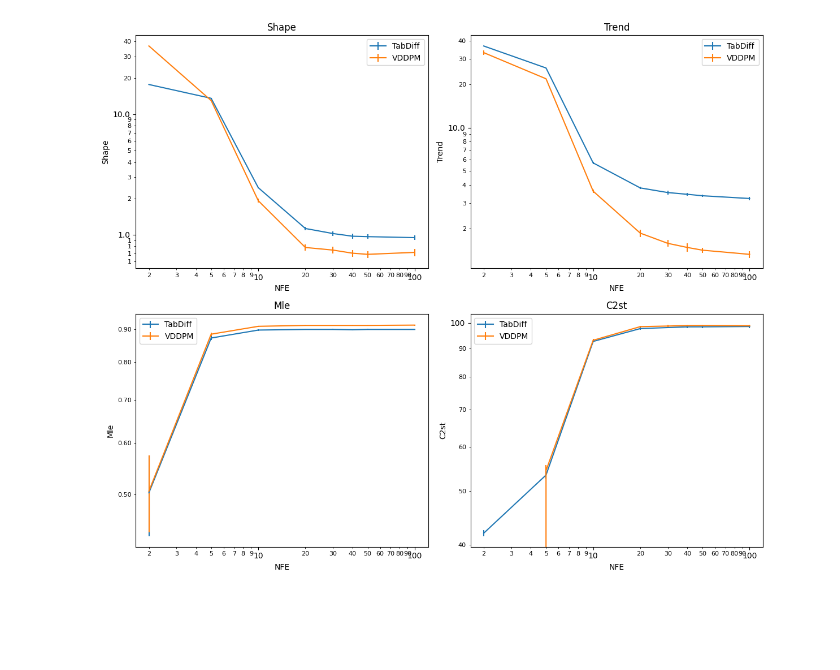
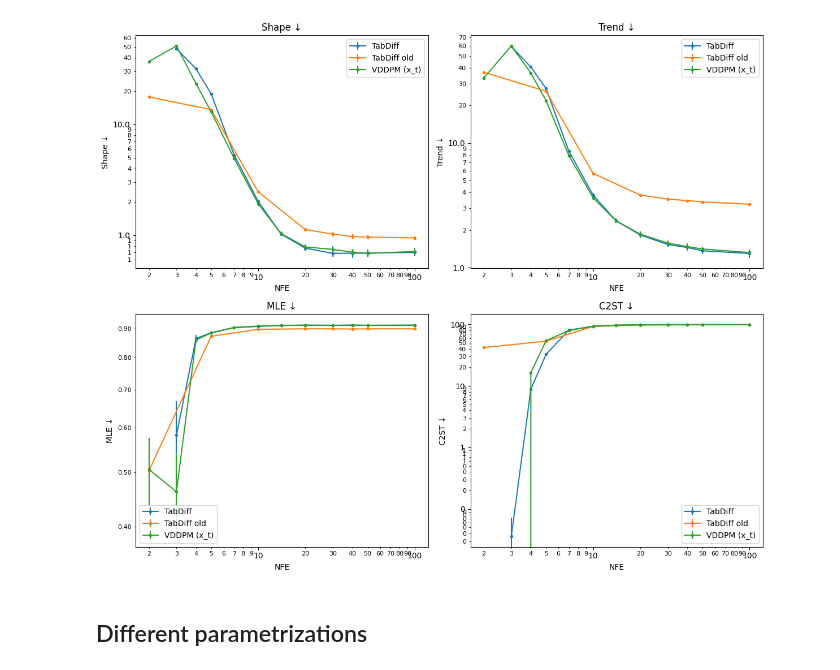
Before and after one commit to Oleg20502/TabDiff, a Jupyter notebook: notebooks/nfe_plots.ipynb, the cells around one changed output. Cells and saved outputs as stored; diff of their text form; code cells hidden in the pictures; blank space fills up the shorter version.

```diff
--- a/notebooks/nfe_plots.ipynb
+++ b/notebooks/nfe_plots.ipynb
@@ -75,60 +82,0 @@ plt.show()
-# %%
-from matplotlib.ticker import LogLocator, ScalarFormatter
-
-metrics = ['shape', 'trend', 'mle', 'c2st']
-
-fig, axes = plt.subplots(2, 2, figsize=(12, 10))
-axes = axes.flatten()
-
-for i, (ax, metric) in enumerate(zip(axes, metrics)):
-    ax.errorbar(
-        N_tabdiff_arr,
-        data_tabdiff[metric],
-        yerr=data_tabdiff[f'std_{metric}'],
-        label='TabDiff'
-    )
-    ax.errorbar(
-        N_arr,
-        data_vddpm[metric],
-        yerr=data_vddpm[f'std_{metric}'],
-        label='VDDPM'
-    )
-
-    ax.set_title(metric.capitalize())
-    ax.set_xlabel('NFE')
-    ax.set_ylabel(metric.capitalize())
-
-    ax.set_xscale('log')
-    ax.set_yscale('log')
-
-    # major + minor tick locations
-    ax.xaxis.set_major_locator(LogLocator(base=10.0))
-    ax.xaxis.set_minor_locator(LogLocator(base=10.0, subs=range(2, 10)))
-
-    ax.yaxis.set_major_locator(LogLocator(base=10.0))
-    ax.yaxis.set_minor_locator(LogLocator(base=10.0, subs=range(2, 10)))
-
-    # standard number formatting instead of scientific notation
-    xfmt = ScalarFormatter()
-    xfmt.set_scientific(False)
-    xfmt.set_useOffset(False)
-
-    yfmt = ScalarFormatter()
-    yfmt.set_scientific(False)
-    yfmt.set_useOffset(False)
-
-    ax.xaxis.set_major_formatter(xfmt)
-    ax.xaxis.set_minor_formatter(xfmt)
-    ax.yaxis.set_major_formatter(yfmt)
-    ax.yaxis.set_minor_formatter(yfmt)
-
-    # show minor tick labels
-    ax.tick_params(axis='both', which='minor', labelsize=8)
-    ax.tick_params(axis='both', which='major', labelsize=10)
-
-    ax.legend()
-
-plt.tight_layout()
-plt.show()
-# %% [output]
-[figure, removed]
@@ -134,0 +183,10 @@ plt.show()
+# %%
+plot_all_metrics(
+    [data_tabdiff, data_tabdiff_old, data_vddpm],
+    [N_tabdiff_arr, N_tabdiff_old_arr, N_arr],
+    ['TabDiff', 'TabDiff old', 'VDDPM (x_t)']
+)
+# %% [output]
+[figure, added]
+# %% [markdown]
+## Different parametrizations
```
Also changed, not shown: parts of 15 cells of this notebook, 6 other files.
